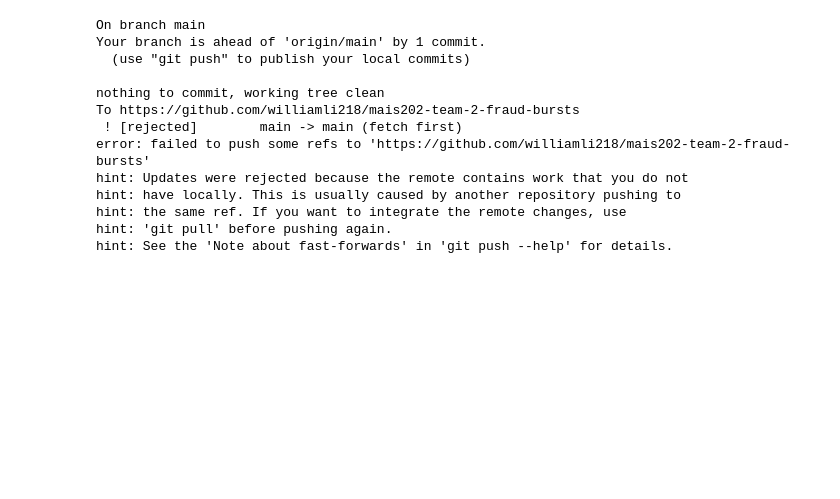
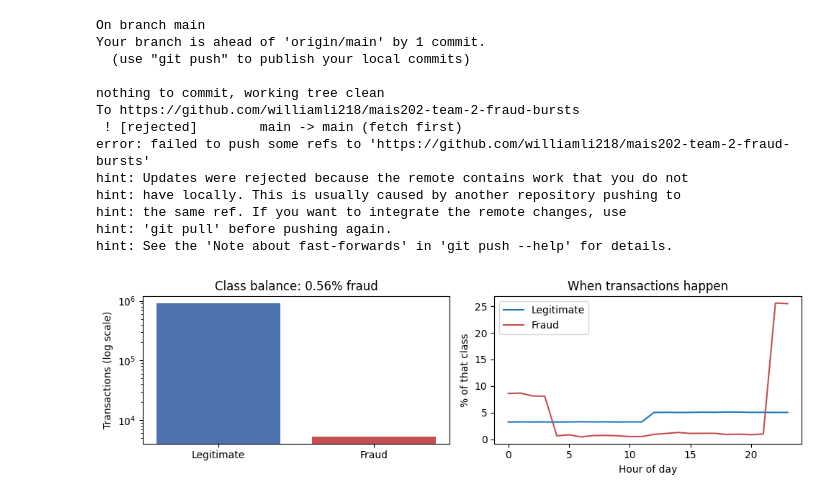
Before and after one commit to williamli218/mais202-team-2-fraud-bursts, a Jupyter notebook: notebooks/track02_williamli218.ipynb, the cells around one changed output. Saved outputs shown, nothing was run; the diff lists cells and outputs as text; code cells hidden in the pictures; blank space fills up the shorter version.

Commit message:
Added two plots for Project Proposal: class distribution and fraud patterns

```diff
--- a/notebooks/track02_williamli218.ipynb
+++ b/notebooks/track02_williamli218.ipynb
@@ -492,3 +492,32 @@ hint: have locally. This is usually caused by another repository pushing to
 hint: the same ref. If you want to integrate the remote changes, use
 hint: 'git pull' before pushing again.
 hint: See the 'Note about fast-forwards' in 'git push --help' for details.
+# %%
+import os
+import matplotlib.pyplot as plt
+os.makedirs("reports/figures", exist_ok=True)
+
+fig, (ax1, ax2) = plt.subplots(1, 2, figsize=(10, 3))
+
+# Left: class balance
+counts = train["is_fraud"].value_counts().sort_index()
+ax1.bar(["Legitimate", "Fraud"], counts.values, color=["#4C72B0", "#C44E52"])
+ax1.set_yscale("log")
+ax1.set_ylabel("Transactions (log scale)")
+ax1.set_title(f"Class balance: {100 * train['is_fraud'].mean():.2f}% fraud")
+
+# Right: share of each class by hour
+hour = pd.to_datetime(train["trans_date_trans_time"]).dt.hour
+by_hour = pd.crosstab(hour, train["is_fraud"], normalize="columns") * 100
+ax2.plot(by_hour.index, by_hour[0], label="Legitimate")
+ax2.plot(by_hour.index, by_hour[1], label="Fraud", color="#C44E52")
+ax2.set_xlabel("Hour of day")
+ax2.set_ylabel("% of that class")
+ax2.set_title("When transactions happen")
+ax2.legend()
+
+plt.tight_layout()
+plt.savefig("reports/figures/eda.png", dpi=150)
+plt.show()
+# %% [output]
+[figure, added]
```
